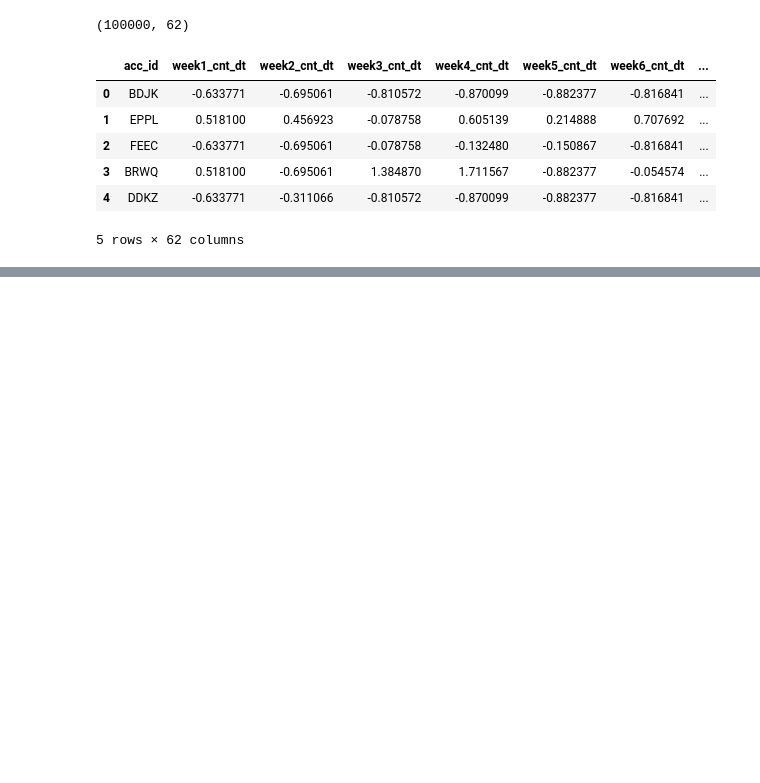
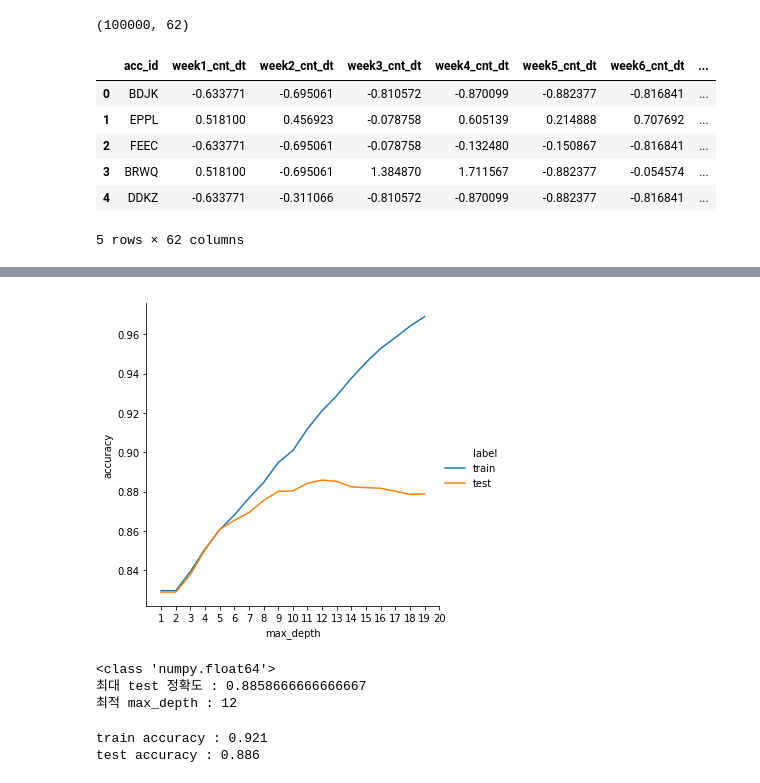
Before and after one commit to developkelvin/game-churn-prediction, a Jupyter notebook: Modeling/DecisionTree.ipynb, the cells around one changed output, grey strips where cells are left out. Cells and saved outputs as stored; diff of their text form; code cells hidden in the pictures; blank space fills up the shorter version.

Commit message:
Add Feature Extraction & Tree Visualization
[Ticket: X]

```diff
--- a/Modeling/DecisionTree.ipynb
+++ b/Modeling/DecisionTree.ipynb
@@ -34,8 +40,9 @@ merged.head()
 | 4 | DDKZ | -0.633771 | -0.311066 | -0.810572 | -0.870099 | -0.882377 | -0.816841 | ... |
 5 rows × 62 columns
 # %%
-# re-labeling : retained -> 0 , week -> 1, month/2month -> 2
-merged[merged['label'] == 'retained'] = 0
-merged[merged['label'] == 'week'] = 1
-merged[merged['label'] == 'month'] = 2
-merged[merged['label'] == '2month'] = 2
+# re-labeling : retained -> 0 , week -> 1, month/2month -> 1
+merged['label'][merged['label'] == 'retained'] = 0
+merged['label'][merged['label'] == 'week'] = 1
+merged['label'][merged['label'] == 'month'] = 1
+merged['label'][merged['label'] == '2month'] = 1
+merged['label'] = merged['label'].astype('int')
@@ -60,0 +81,12 @@ X_train, X_test, y_train, y_test = train_test_split(X, y, test_size=test_size, r
+# %%
+# tree의 max_depth가 1부터 20 사이일 때의 train/test 정확도를 구함
+train_test_acc = list()
+
+for i in range(1,20):
+    tree = DecisionTreeClassifier(max_depth=i, random_state=42)
+    tree.fit(X_train, y_train)
+    train_test_acc.append({'max_depth':i, 'accuracy':tree.score(X_train, y_train), 'label':'train'})
+    train_test_acc.append({'max_depth':i, 'accuracy':tree.score(X_test, y_test), 'label':'test'})
+
+train_test_df = pd.DataFrame(train_test_acc)
+train_test_df.head()
@@ -60,0 +100,34 @@ X_train, X_test, y_train, y_test = train_test_split(X, y, test_size=test_size, r
+# %%
+# max_depth의 변화에 따라 train, test 정확도를 그래프로 나타냄
+import seaborn as sns
+
+p = sns.relplot(x="max_depth", y="accuracy", hue='label', kind="line", data=train_test_df)
+p = p.set(xlim=(0,20),xticks=[1,2,3,4,5,6,7,8,9,10,11,12,13,14,15,16,17,18,19,20])
+
+# save as png
+p.savefig('train_test_acc.png')
+# %% [output]
+[figure, added]
+# %%
+# 최대 test 정확도 출력
+maximum_test_acc = train_test_df.groupby('label').accuracy.max().test
+print(type(maximum_test_acc))
+print(f'최대 test 정확도 : {maximum_test_acc}')
+
+# test 정확도가 최대일 때의 max_depth(최적값)를 구함
+optimal_max_depth = train_test_df[train_test_df['accuracy'] == train_test_df.groupby('label').accuracy.max().test]['max_depth'].iloc[0]
+print(f'최적 max_depth : {optimal_max_depth}')
+# %% [output]
+<class 'numpy.float64'>
+최대 test 정확도 : 0.8858666666666667
+최적 max_depth : 12
+# %%
+# 위에서 구한 최적 max_depth를 바탕으로 tree를 만들고 정확도 출력
+tree = DecisionTreeClassifier(max_depth=optimal_max_depth, random_state=42)
+tree.fit(X_train, y_train)
+
+print("train accuracy : {:.3f}".format(tree.score(X_train, y_train)))
+print("test accuracy : {:.3f}".format(tree.score(X_test, y_test)))
+# %% [output]
+train accuracy : 0.921
+test accuracy : 0.886
```
Also changed, not shown: parts of 15 cells of this notebook, 2 other files.
